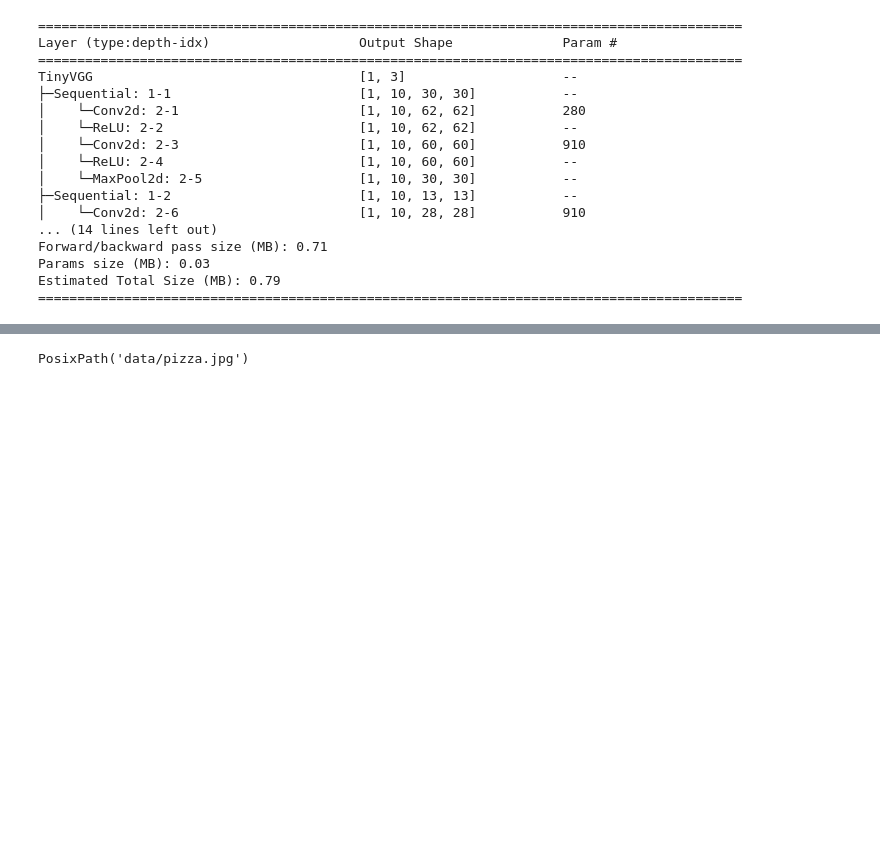
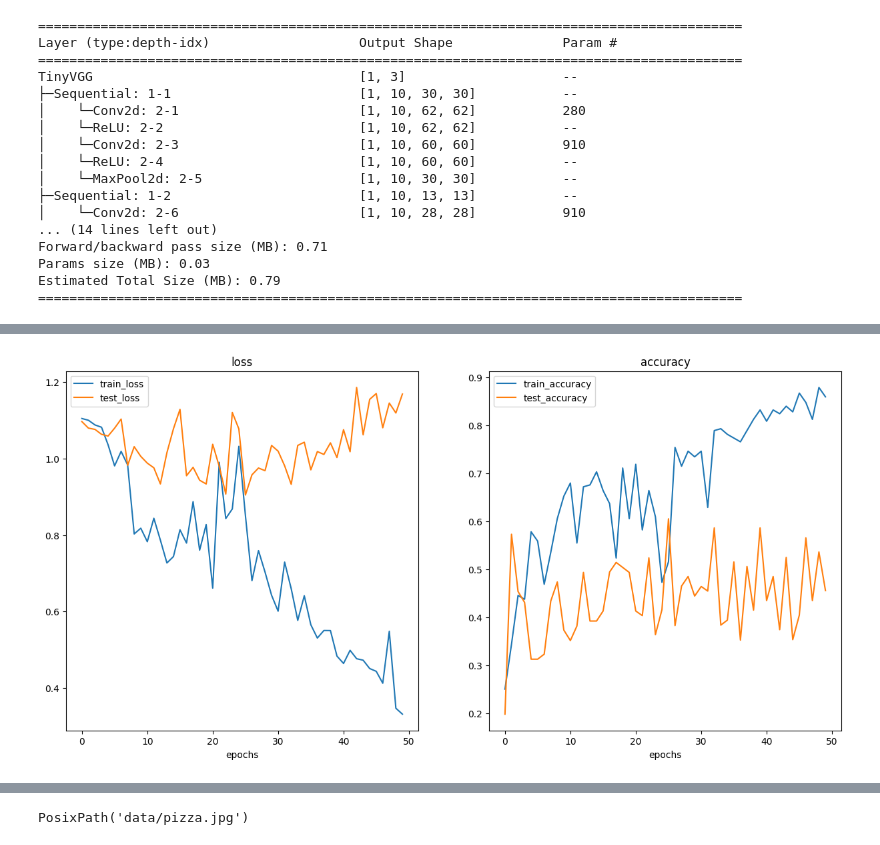
Before and after one commit to radoslaw626/TinyVGG, a Jupyter notebook: TinyVGG.ipynb, the cells around one changed output, grey strips where cells are left out. Saved outputs shown, nothing was run; the diff lists cells and outputs as text; code cells hidden in the pictures; blank space fills up the shorter version.

```diff
--- a/TinyVGG.ipynb
+++ b/TinyVGG.ipynb
@@ -554,7 +892,9 @@ class TinyVGG(nn.Module):
 # %%
-torch.manual_seed(42)
-model_0 = TinyVGG(input_shape=3,
-                  hidden_units=10,
-                  output_shape=len(class_names)).to(device)
+from scripts import model_builder, utils
+
+model_0 = model_builder.TinyVGG(input_shape=3,
+                                 hidden_units=10,
+                                output_shape=3).to(device)
+model_0 = utils.load_model(model=model_0, model_path="models/simple_data_tinyvgg_model.pt")
 model_0
 # %% [output]
@@ -820,0 +973,5 @@ test_dataloader_simple = DataLoader(dataset=test_data_simple,
+# %%
+from scripts import utils
+utils.plot_loss_curves(model_0_results)
+# %% [output]
+[figure, added]
```
Also changed, not shown: parts of 45 cells of this notebook, 12 other files.
